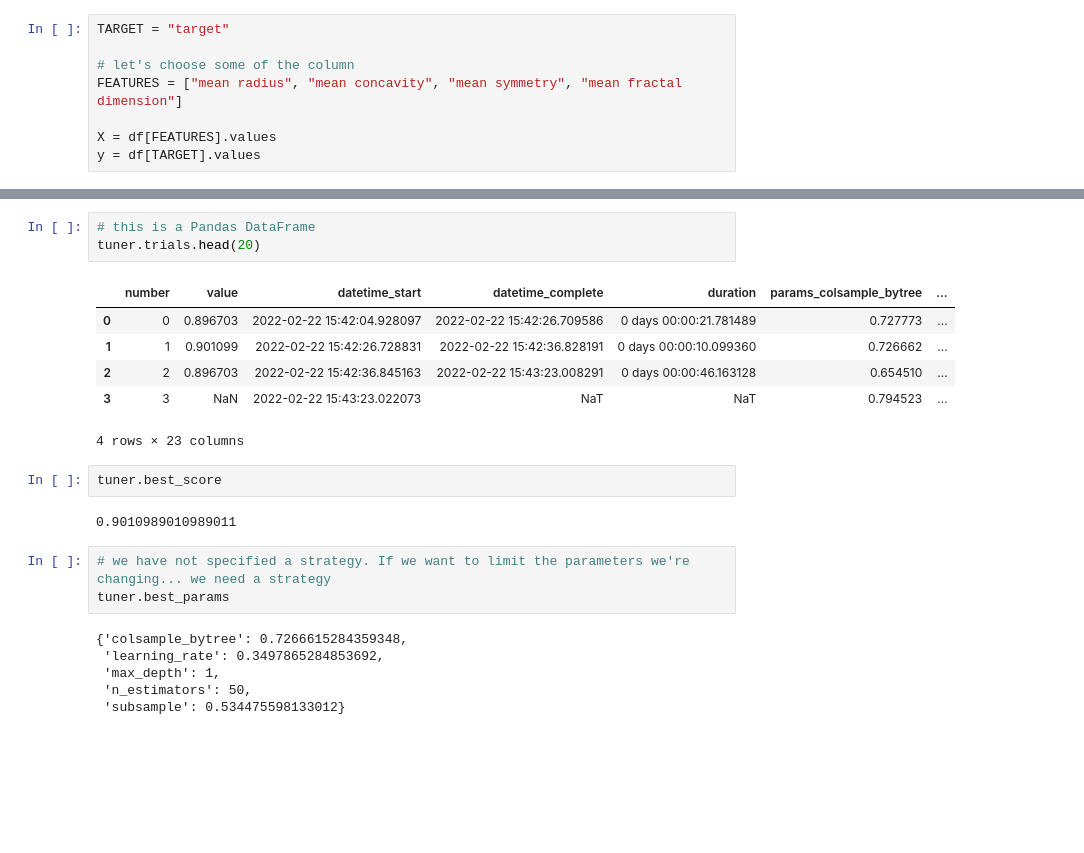
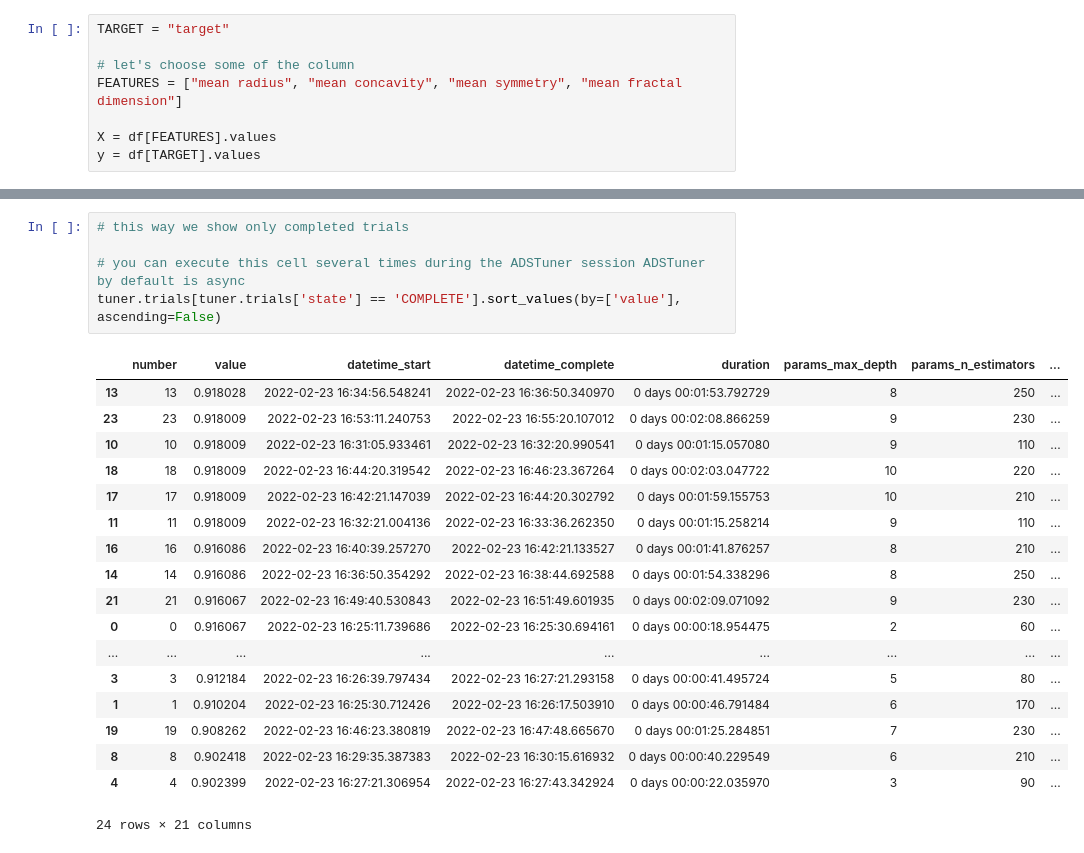
Before and after one commit to luigisaetta/data-science-bp, a Jupyter notebook: ads_tuner_mlflow_xgb1.ipynb, the cells around one changed output, grey strips where cells are left out. Saved outputs shown, nothing was run; the diff lists cells and outputs as text; blank space fills up the shorter version.

```diff
--- a/ads_tuner_mlflow_xgb1.ipynb
+++ b/ads_tuner_mlflow_xgb1.ipynb
@@ -109,23 +87,24 @@ KeyboardInterrupt
-# %%
-# this is a Pandas DataFrame
-tuner.trials.head(20)
-# %% [output]
-|  | number | value | datetime_start | datetime_complete | duration | params_colsample_bytree | ... |
-| 0 | 0 | 0.896703 | 2022-02-22 15:42:04.928097 | 2022-02-22 15:42:26.709586 | 0 days 00:00:21.781489 | 0.727773 | ... |
-| 1 | 1 | 0.901099 | 2022-02-22 15:42:26.728831 | 2022-02-22 15:42:36.828191 | 0 days 00:00:10.099360 | 0.726662 | ... |
-| 2 | 2 | 0.896703 | 2022-02-22 15:42:36.845163 | 2022-02-22 15:43:23.008291 | 0 days 00:00:46.163128 | 0.654510 | ... |
-| 3 | 3 | NaN | 2022-02-22 15:43:23.022073 | NaT | NaT | 0.794523 | ... |
-4 rows × 23 columns
-# %%
-tuner.best_score
-# %% [output]
-0.9010989010989011
-# %%
-# we have not specified a strategy. If we want to limit the parameters we're changing... we need a strategy
-tuner.best_params
-# %% [output]
-{'colsample_bytree': 0.7266615284359348,
- 'learning_rate': 0.3497865284853692,
- 'max_depth': 1,
- 'n_estimators': 50,
- 'subsample': 0.534475598133012}
+# %%
+# this way we show only completed trials
+
+# you can execute this cell several times during the ADSTuner session ADSTuner by default is async
+tuner.trials[tuner.trials['state'] == 'COMPLETE'].sort_values(by=['value'], ascending=False)
+# %% [output]
+|  | number | value | datetime_start | datetime_complete | duration | params_max_depth | params_n_estimators | ... |
+| 13 | 13 | 0.918028 | 2022-02-23 16:34:56.548241 | 2022-02-23 16:36:50.340970 | 0 days 00:01:53.792729 | 8 | 250 | ... |
+| 23 | 23 | 0.918009 | 2022-02-23 16:53:11.240753 | 2022-02-23 16:55:20.107012 | 0 days 00:02:08.866259 | 9 | 230 | ... |
+| 10 | 10 | 0.918009 | 2022-02-23 16:31:05.933461 | 2022-02-23 16:32:20.990541 | 0 days 00:01:15.057080 | 9 | 110 | ... |
+| 18 | 18 | 0.918009 | 2022-02-23 16:44:20.319542 | 2022-02-23 16:46:23.367264 | 0 days 00:02:03.047722 | 10 | 220 | ... |
+| 17 | 17 | 0.918009 | 2022-02-23 16:42:21.147039 | 2022-02-23 16:44:20.302792 | 0 days 00:01:59.155753 | 10 | 210 | ... |
+| 11 | 11 | 0.918009 | 2022-02-23 16:32:21.004136 | 2022-02-23 16:33:36.262350 | 0 days 00:01:15.258214 | 9 | 110 | ... |
+| 16 | 16 | 0.916086 | 2022-02-23 16:40:39.257270 | 2022-02-23 16:42:21.133527 | 0 days 00:01:41.876257 | 8 | 210 | ... |
+| 14 | 14 | 0.916086 | 2022-02-23 16:36:50.354292 | 2022-02-23 16:38:44.692588 | 0 days 00:01:54.338296 | 8 | 250 | ... |
+| 21 | 21 | 0.916067 | 2022-02-23 16:49:40.530843 | 2022-02-23 16:51:49.601935 | 0 days 00:02:09.071092 | 9 | 230 | ... |
+| 0 | 0 | 0.916067 | 2022-02-23 16:25:11.739686 | 2022-02-23 16:25:30.694161 | 0 days 00:00:18.954475 | 2 | 60 | ... |
+| ... | ... | ... | ... | ... | ... | ... | ... | ... |
+| 3 | 3 | 0.912184 | 2022-02-23 16:26:39.797434 | 2022-02-23 16:27:21.293158 | 0 days 00:00:41.495724 | 5 | 80 | ... |
+| 1 | 1 | 0.910204 | 2022-02-23 16:25:30.712426 | 2022-02-23 16:26:17.503910 | 0 days 00:00:46.791484 | 6 | 170 | ... |
+| 19 | 19 | 0.908262 | 2022-02-23 16:46:23.380819 | 2022-02-23 16:47:48.665670 | 0 days 00:01:25.284851 | 7 | 230 | ... |
+| 8 | 8 | 0.902418 | 2022-02-23 16:29:35.387383 | 2022-02-23 16:30:15.616932 | 0 days 00:00:40.229549 | 6 | 210 | ... |
+| 4 | 4 | 0.902399 | 2022-02-23 16:27:21.306954 | 2022-02-23 16:27:43.342924 | 0 days 00:00:22.035970 | 3 | 90 | ... |
+24 rows × 21 columns
```
Also changed, not shown: parts of 13 cells of this notebook.
